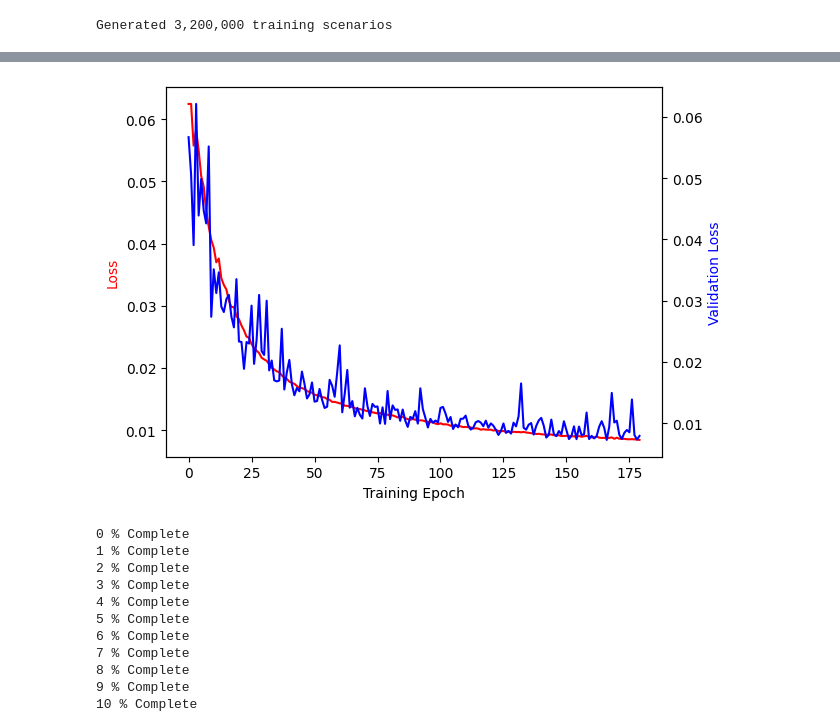
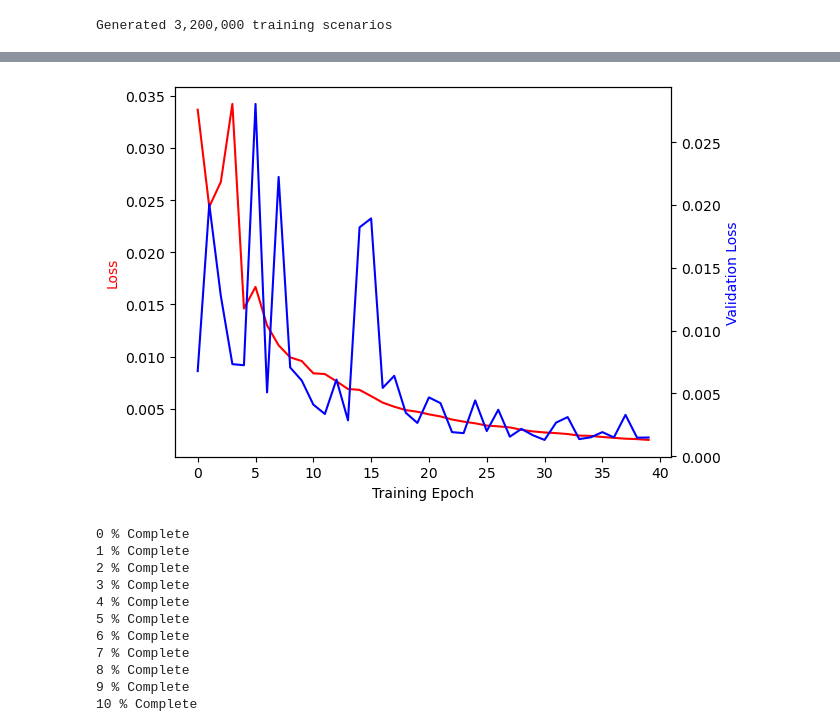
Before and after one commit to parrisma/optprice, a Jupyter notebook: jupyter/optprice.ipynb, the cells around one changed output, grey strips where cells are left out. Cells and saved outputs as stored; diff of their text form; code cells hidden in the pictures.

```diff
--- a/jupyter/optprice.ipynb
+++ b/jupyter/optprice.ipynb
@@ -1496,7 +1539,7 @@ Generated 3,200,000 training scenarios
 #
 #
 model_b1, history_b1, X_train_b1, Y_train_b1, X_test_b1, Y_test_b1 = fit(
-    Xs_b1, Ys_b1, ModelType.AVG_NET, num_epoch=200, batch_size=256
+    Xs_b1, Ys_b1, ModelType.AVG_NET, num_epoch=50, batch_size=64
 )
 # %% [output]
 Create and fit Averaging Network
@@ -1519,10 +1718,10 @@ Final Mean Square Error [0.007282]
 # %%
 if history_b1 is not None:
     plot_training_history(
-        history_b1.history["loss"], history_b1.history["val_loss"], skip=20
+        history_b1.history["loss"], history_b1.history["val_loss"], skip=10
     )
 # %% [output]
-[figure, old version]
+[figure, new version]
 # %%
 # Calculate : Spot vs Vol for Smooth barrier
 #
```
Also changed, not shown: parts of 103 cells of this notebook.
